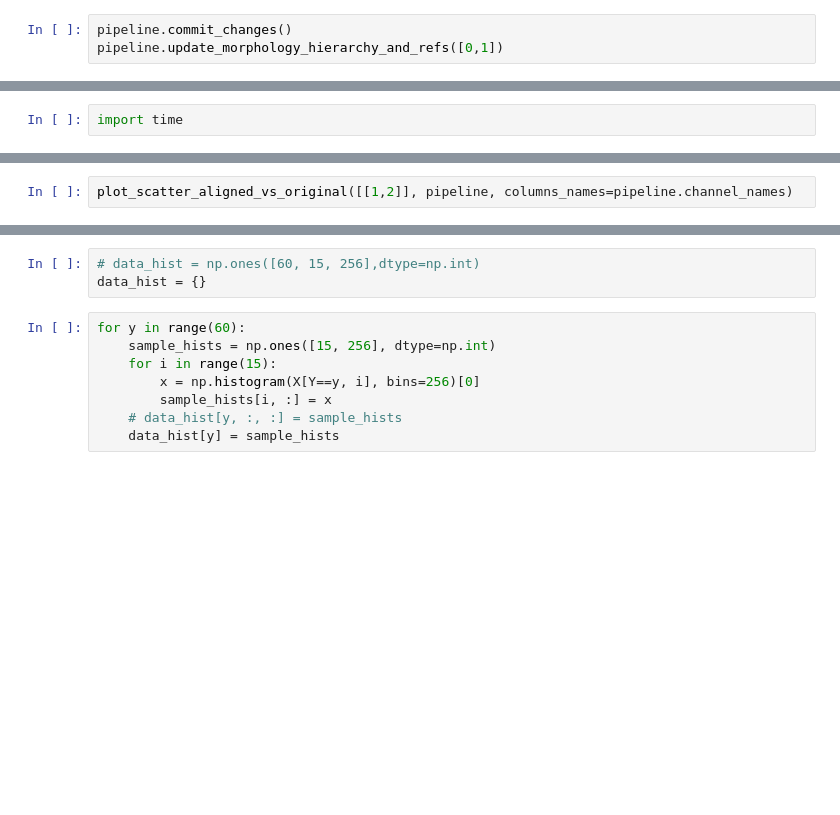
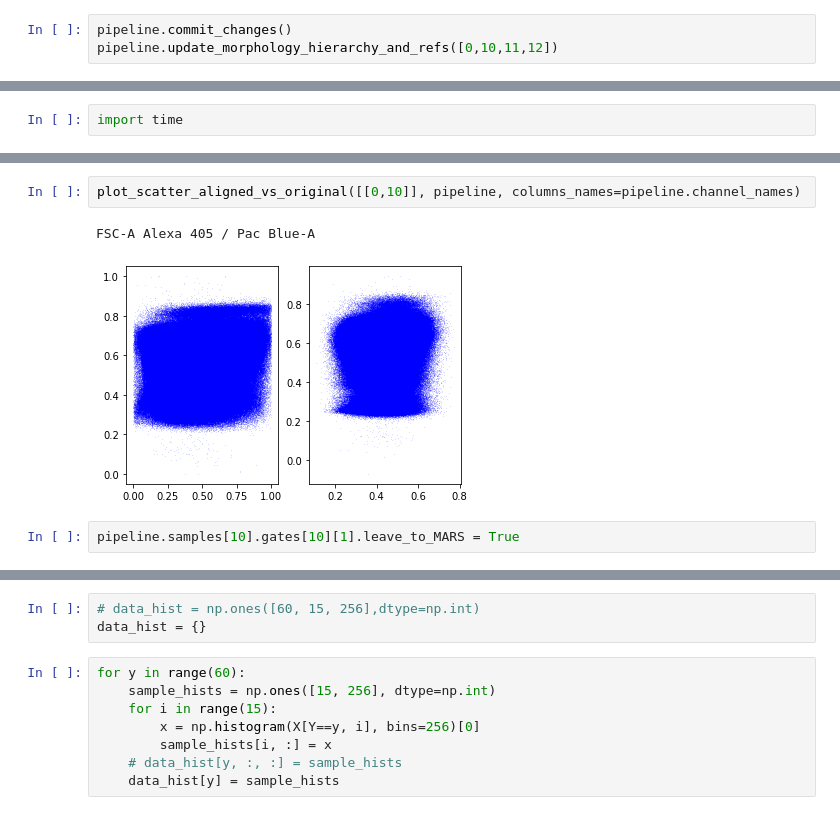
Before and after one commit to MuhammadSaeedBatikh/flowcyto_alignment, a Jupyter notebook: src/cyto/main_GUI_pipeline.ipynb, the cells around one changed output, grey strips where cells are left out. Drawn from its saved outputs; the diff is of its cells as text; blank space fills up the shorter version.

```diff
--- a/src/cyto/main_GUI_pipeline.ipynb
+++ b/src/cyto/main_GUI_pipeline.ipynb
@@ -110,3 +138,3 @@ pipeline.Loc_Ref_Dict_All_Ch[0]
 # %%
 pipeline.commit_changes()
-pipeline.update_morphology_hierarchy_and_refs([0,1])
+pipeline.update_morphology_hierarchy_and_refs([0,10,11,12])
@@ -121,2 +313,7 @@ print(time_end-time_start)
 # %%
-plot_scatter_aligned_vs_original([[1,2]], pipeline, columns_names=pipeline.channel_names)
+plot_scatter_aligned_vs_original([[0,10]], pipeline, columns_names=pipeline.channel_names)
+# %% [output]
+FSC-A Alexa 405 / Pac Blue-A
+[figure, added]
+# %%
+pipeline.samples[10].gates[10][1].leave_to_MARS = True
```
Also changed, not shown: parts of 14 cells of this notebook, 20 other files.
